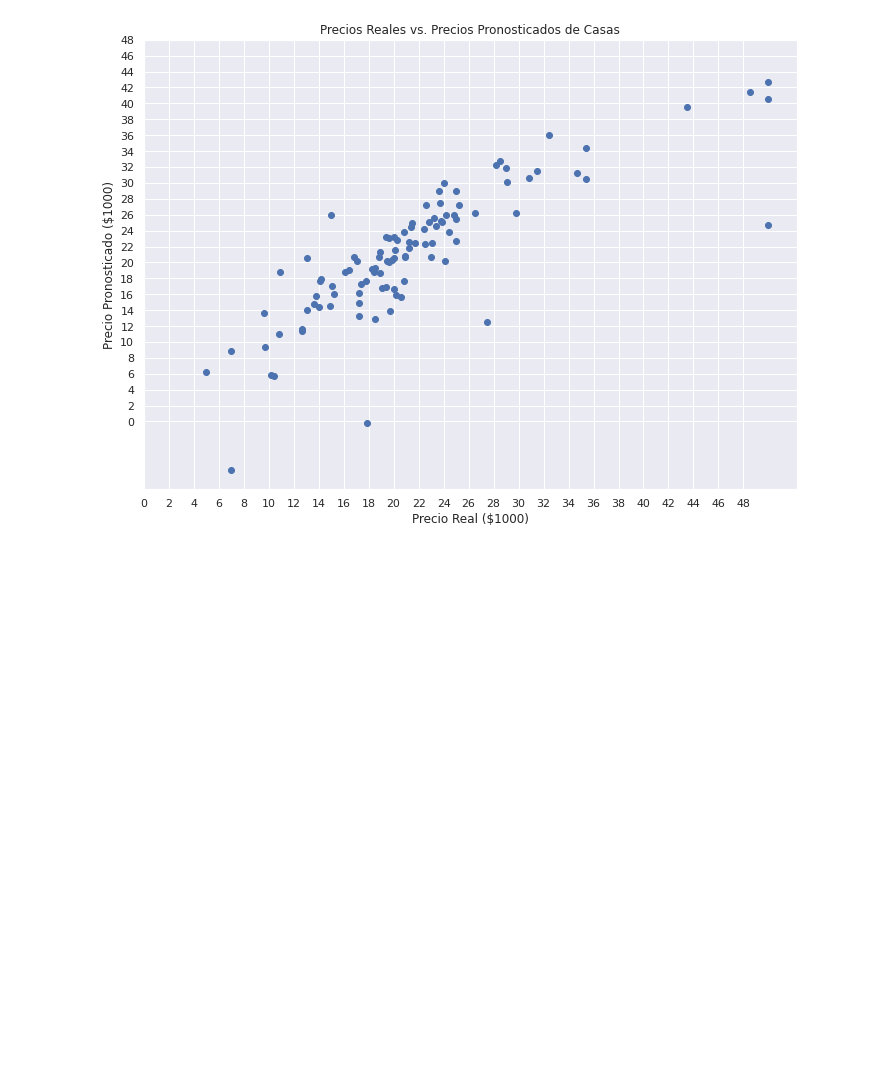
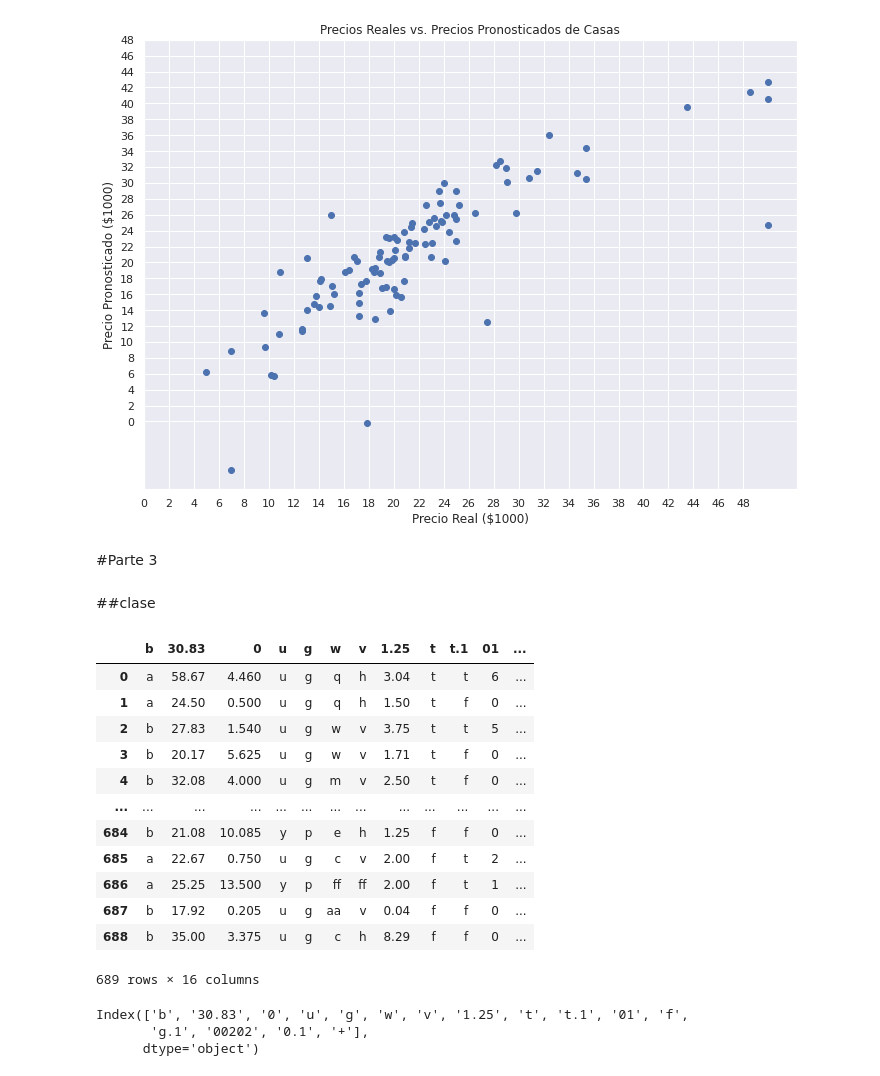
Before and after one commit to Antonios0499/crehana, a Jupyter notebook: proyecto_crehana_fundamentos_ML.ipynb, the cells around one changed output. Cells and saved outputs as stored; diff of their text form; code cells hidden in the pictures; blank space fills up the shorter version.

```diff
--- a/proyecto_crehana_fundamentos_ML.ipynb
+++ b/proyecto_crehana_fundamentos_ML.ipynb
@@ -501,3 +572,7 @@ plt.title("Precios Reales vs. Precios Pronosticados de Casas")
 # %% [output]
 Text(0.5, 1.0, 'Precios Reales vs. Precios Pronosticados de Casas')
 [figure]
+# %% [markdown]
+#Parte 3
+# %% [markdown]
+##clase
@@ -503,0 +586,22 @@ Text(0.5, 1.0, 'Precios Reales vs. Precios Pronosticados de Casas')
+# %%
+tc_data
+# %% [output]
+|  | b | 30.83 | 0 | u | g | w | v | 1.25 | t | t.1 | 01 | ... |
+| 0 | a | 58.67 | 4.460 | u | g | q | h | 3.04 | t | t | 6 | ... |
+| 1 | a | 24.50 | 0.500 | u | g | q | h | 1.50 | t | f | 0 | ... |
+| 2 | b | 27.83 | 1.540 | u | g | w | v | 3.75 | t | t | 5 | ... |
+| 3 | b | 20.17 | 5.625 | u | g | w | v | 1.71 | t | f | 0 | ... |
+| 4 | b | 32.08 | 4.000 | u | g | m | v | 2.50 | t | f | 0 | ... |
+| ... | ... | ... | ... | ... | ... | ... | ... | ... | ... | ... | ... | ... |
+| 684 | b | 21.08 | 10.085 | y | p | e | h | 1.25 | f | f | 0 | ... |
+| 685 | a | 22.67 | 0.750 | u | g | c | v | 2.00 | f | t | 2 | ... |
+| 686 | a | 25.25 | 13.500 | y | p | ff | ff | 2.00 | f | t | 1 | ... |
+| 687 | b | 17.92 | 0.205 | u | g | aa | v | 0.04 | f | f | 0 | ... |
+| 688 | b | 35.00 | 3.375 | u | g | c | h | 8.29 | f | f | 0 | ... |
+689 rows × 16 columns
+# %%
+tc_data.columns
+# %% [output]
+Index(['b', '30.83', '0', 'u', 'g', 'w', 'v', '1.25', 't', 't.1', '01', 'f',
+       'g.1', '00202', '0.1', '+'],
+      dtype='object')
```
Also changed, not shown: parts of 60 cells of this notebook.
